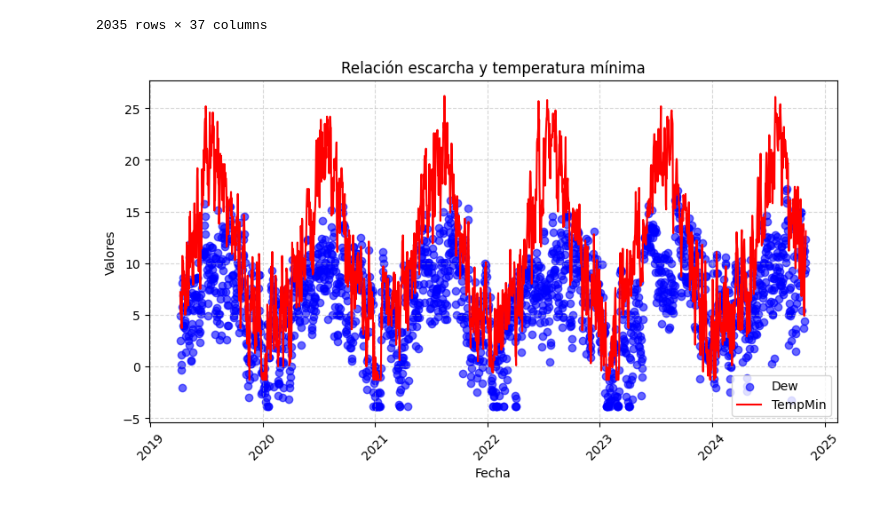
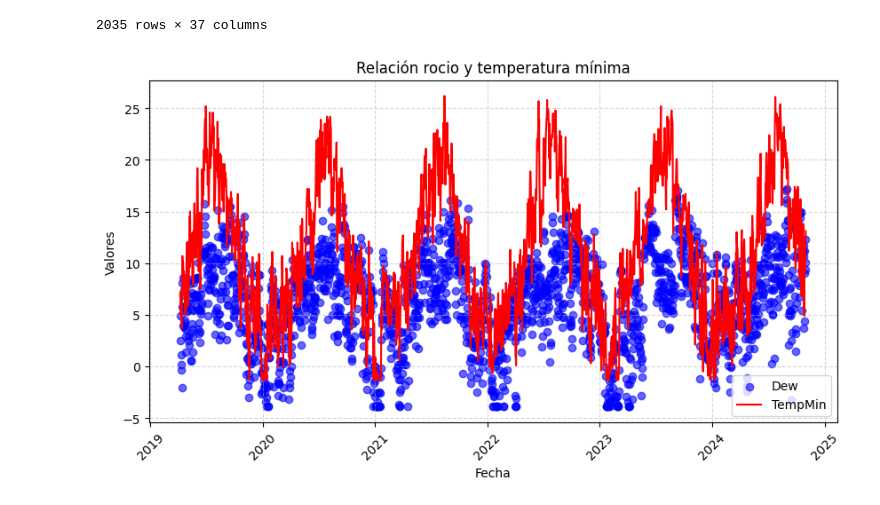
Before and after one commit to J0rge14/TrabajoTemperatura, a Jupyter notebook: temperatura.ipynb, the cells around one changed output. Drawn from its saved outputs; the diff is of its cells as text; code cells hidden in the pictures.

```diff
--- a/temperatura.ipynb
+++ b/temperatura.ipynb
@@ -307,21 +307,21 @@ df
 # %%
 # Graficar dew como puntos y tempmin como línea
 plt.figure(figsize=(10, 5))  # Ajustar tamaño de la gráfica
 plt.scatter(df["datetime"], df["valores_winsor_dew"], label="Dew", color="blue", alpha=0.6)
 plt.plot(df["datetime"], df["valores_winsor_tempmin"], label="TempMin", color="red")
 
 # Mejoras en la visualización
-plt.title("Relación escarcha y temperatura mínima")
+plt.title("Relación rocio y temperatura mínima")
 plt.xlabel("Fecha")
 plt.ylabel("Valores")
 plt.legend()
 plt.xticks(rotation=45)  # Rotar etiquetas del eje x para mejor lectura
 plt.grid(True, linestyle="--", alpha=0.5)  # Agregar rejilla suave
 
 # Mostrar gráfica
 plt.show()
 # %% [output]
-[figure, old version]
+[figure, new version]
 # %%
 from sklearn.linear_model import LinearRegression
 from sklearn.metrics import mean_absolute_error
```
Also changed, not shown: parts of 4 cells of this notebook.
